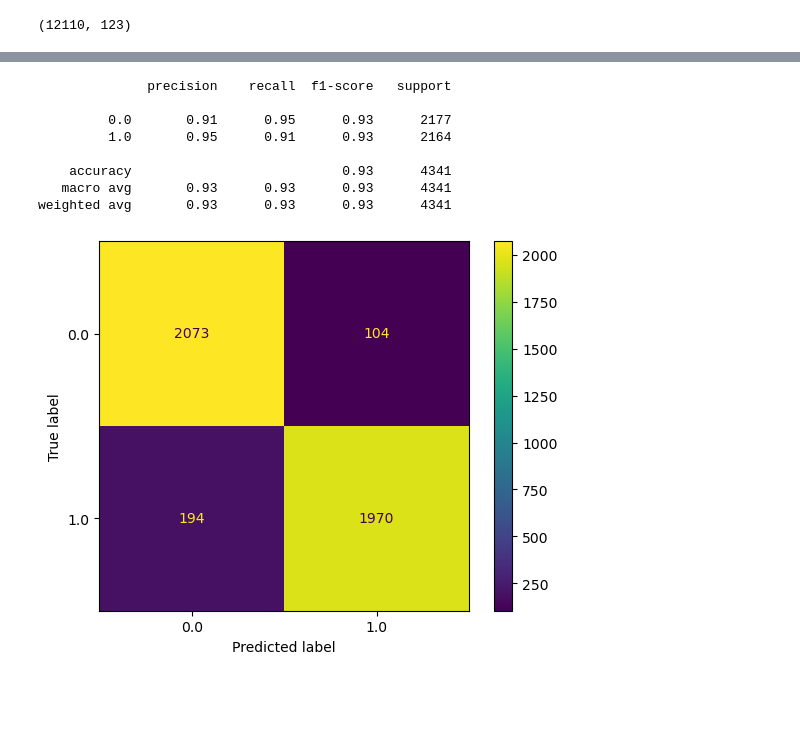
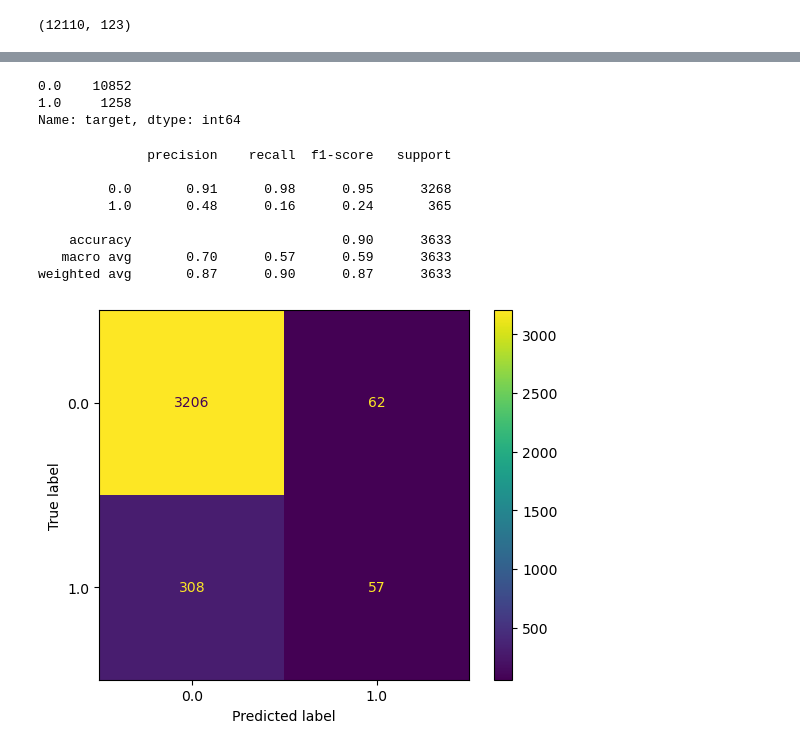
Before and after one commit to vcecan/oc_task, a Jupyter notebook: notebooks/credit_risk.ipynb, the cells around one changed output, grey strips where cells are left out. Cells and saved outputs as stored; diff of their text form; code cells hidden in the pictures; blank space fills up the shorter version.

```diff
--- a/notebooks/credit_risk.ipynb
+++ b/notebooks/credit_risk.ipynb
@@ -680,11 +688,11 @@ new_df.shape
 # %% [output]
 (12110, 123)
 # %%
-# dummy_df_pr = pd.get_dummies(dataset['Produs'])
-# dummy_df_gn = pd.get_dummies(dataset['Gender'])
-# dummy_df_cm = pd.get_dummies(dataset['Comission'])
-# new_df= pd.concat([dummy_df_pr,dummy_df_gn,dummy_df_cm,new_df], axis=1)
-# new_df=new_df.drop(["Produs","Gender","Comission"],axis=1)
+dummy_df_pr = pd.get_dummies(dataset['Produs'])
+dummy_df_gn = pd.get_dummies(dataset['Gender'])
+dummy_df_cm = pd.get_dummies(dataset['Comission'])
+new_df= pd.concat([dummy_df_pr,dummy_df_gn,dummy_df_cm,new_df], axis=1)
+new_df=new_df.drop(["Produs","Gender","Comission"],axis=1)
 # %%
 new_df.shape
 # %% [output]
@@ -698,31 +706,44 @@ new_df.shape
+# %%
+new_df = new_df.rename(columns={0: '0'})
+new_df = new_df.rename(columns={5: '5'})
+new_df = new_df.rename(columns={7: '7'})
+new_df = new_df.rename(columns={9: '9'})
+# %%
+X_train,X_test,y_train,y_test=train_test_split(new_df,y,test_size=0.3,random_state=42)
 # %%
 from imblearn.over_sampling import SMOTE
 smote = SMOTE()
-X_resampled, y_resampled = smote.fit_resample(new_df, y)
+X_resampled, y_resampled = smote.fit_resample(X_train,y_train)
+# %%
+y.value_counts()
+# %% [output]
+0.0    10852
+1.0     1258
+Name: target, dtype: int64
 # %%
 new_df = new_df.rename(columns=lambda x: x.replace(' ', '_'))
 new_df = new_df.rename(columns=lambda x: x.replace(':', '_'))
 # %%
 import lightgbm as lgb
 from sklearn.model_selection import train_test_split
-X_train,X_test,y_train,y_test=train_test_split(X_resampled,y_resampled,test_size=0.2,random_state=42)
+#X_train,X_test,y_train,y_test=train_test_split(new_df,y,test_size=0.2,random_state=42)
 lgb_classifier = lgb.LGBMClassifier(random_state=42)
-lgb_classifier.fit(X_train, y_train)
+lgb_classifier.fit(X_resampled, y_resampled)
 y_pred = lgb_classifier.predict(X_test)
 
 accuracy = accuracy_score(y_test, y_pred)
 ConfusionMatrixDisplay.from_predictions(y_test,y_pred)
 print("\n"+ classification_report(y_test, y_pred))
 # %% [output]
               precision    recall  f1-score   support
 
-         0.0       0.91      0.95      0.93      2177
-         1.0       0.95      0.91      0.93      2164
+         0.0       0.91      0.98      0.95      3268
+         1.0       0.48      0.16      0.24       365
 
-    accuracy                           0.93      4341
-   macro avg       0.93      0.93      0.93      4341
-weighted avg       0.93      0.93      0.93      4341
+    accuracy                           0.90      3633
+   macro avg       0.70      0.57      0.59      3633
+weighted avg       0.87      0.90      0.87      3633
-[figure, old version]
+[figure, new version]
 # %%
 y_hat_test_proba = lgb_classifier.predict_proba(X_test)
 y_hat_test_proba = y_hat_test_proba[:][: , 1]
```
Also changed, not shown: parts of 11 cells of this notebook, 9 other files.
